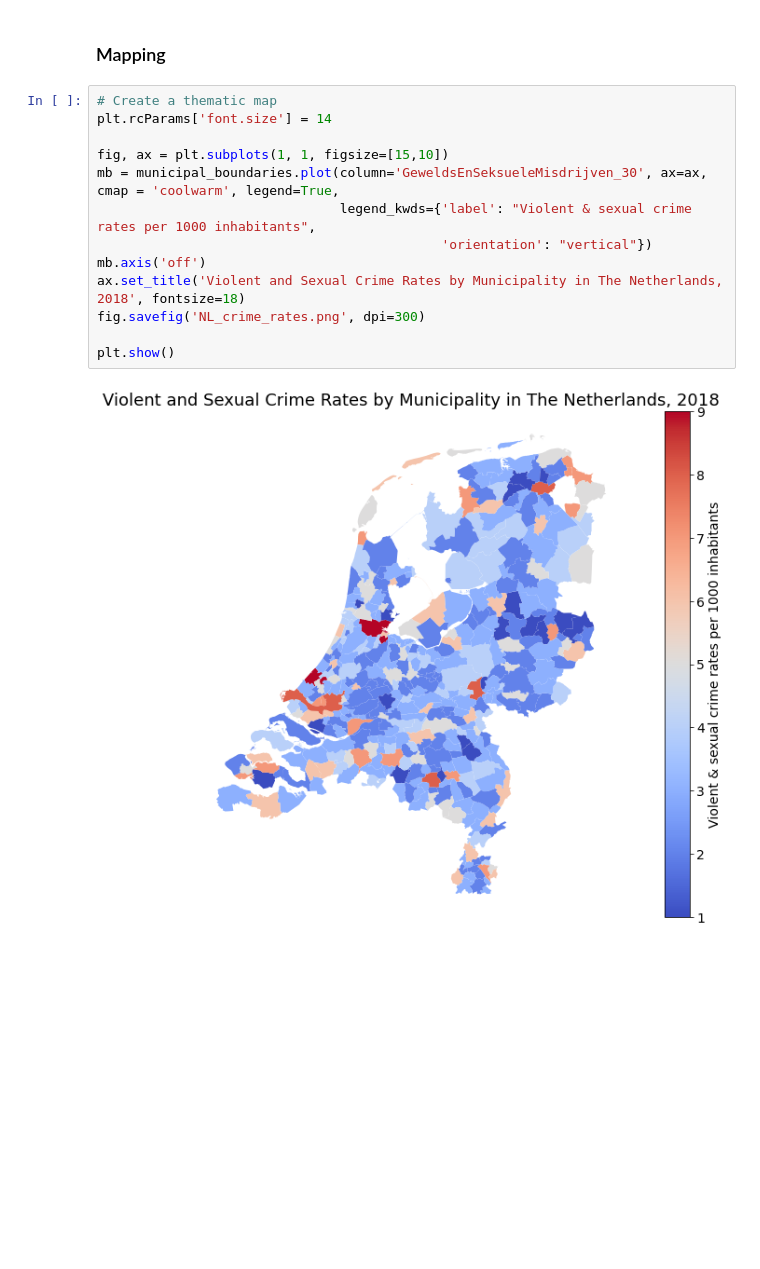
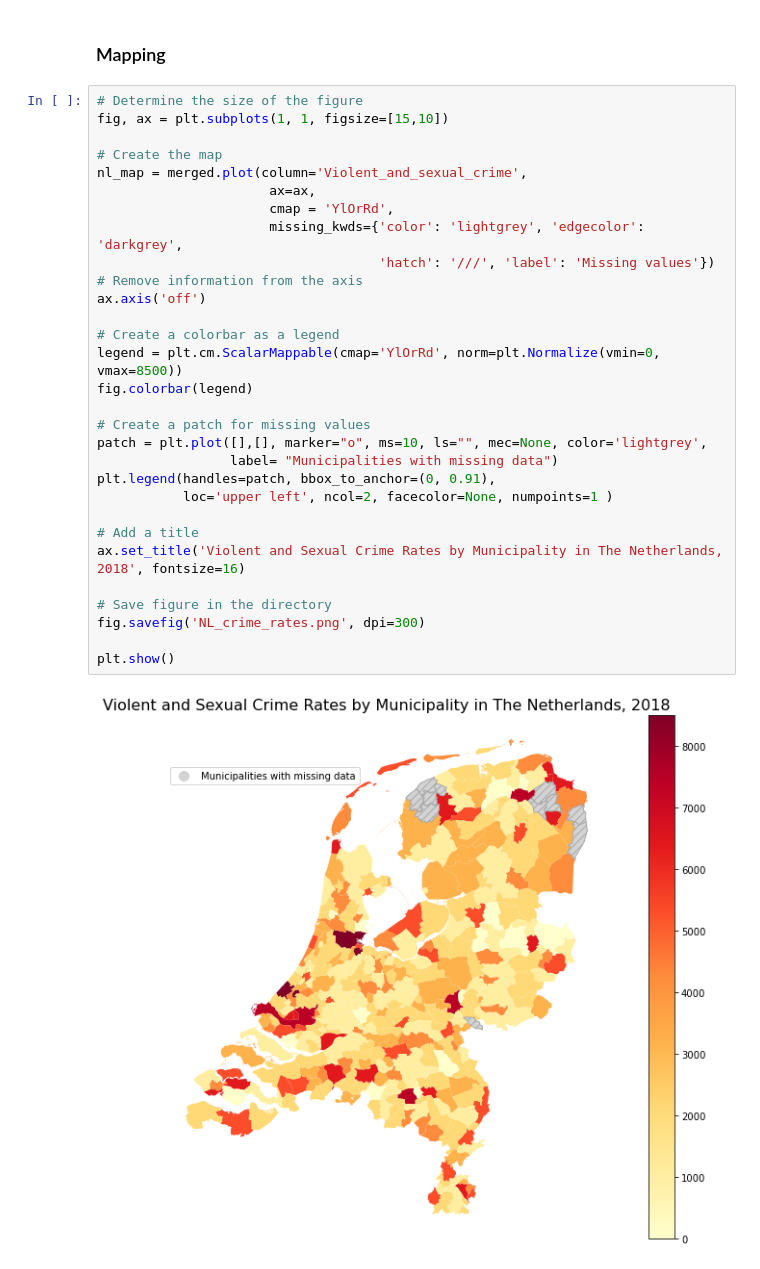
Before and after one commit to muratko357/Netherlands-Crime-Analysis, a Jupyter notebook: NL_Crime_rates_by_municipality.ipynb, the cells around one changed output. Drawn from its saved outputs; the diff is of its cells as text; blank space fills up the shorter version.

```diff
--- a/NL_Crime_rates_by_municipality.ipynb
+++ b/NL_Crime_rates_by_municipality.ipynb
@@ -79,17 +79,34 @@ plt.show()
 # %% [markdown]
 ### Mapping
-# %%
-# Create a thematic map
-plt.rcParams['font.size'] = 14
-
-fig, ax = plt.subplots(1, 1, figsize=[15,10])
-mb = municipal_boundaries.plot(column='GeweldsEnSeksueleMisdrijven_30', ax=ax, cmap = 'coolwarm', legend=True,
-                               legend_kwds={'label': "Violent & sexual crime rates per 1000 inhabitants",
-                                            'orientation': "vertical"})
-mb.axis('off')
-ax.set_title('Violent and Sexual Crime Rates by Municipality in The Netherlands, 2018', fontsize=18)
-fig.savefig('NL_crime_rates.png', dpi=300)
-
-plt.show()
-# %% [output]
-[figure, removed]
+# %%
+# Determine the size of the figure
+fig, ax = plt.subplots(1, 1, figsize=[15,10])
+
+# Create the map
+nl_map = merged.plot(column='Violent_and_sexual_crime',
+                      ax=ax,
+                      cmap = 'YlOrRd',
+                      missing_kwds={'color': 'lightgrey', 'edgecolor': 'darkgrey',
+                                    'hatch': '///', 'label': 'Missing values'})
+# Remove information from the axis
+ax.axis('off')
+
+# Create a colorbar as a legend
+legend = plt.cm.ScalarMappable(cmap='YlOrRd', norm=plt.Normalize(vmin=0, vmax=8500))
+fig.colorbar(legend)
+
+# Create a patch for missing values
+patch = plt.plot([],[], marker="o", ms=10, ls="", mec=None, color='lightgrey',
+                 label= "Municipalities with missing data")
+plt.legend(handles=patch, bbox_to_anchor=(0, 0.91),
+           loc='upper left', ncol=2, facecolor=None, numpoints=1 )
+
+# Add a title
+ax.set_title('Violent and Sexual Crime Rates by Municipality in The Netherlands, 2018', fontsize=16)
+
+# Save figure in the directory
+fig.savefig('NL_crime_rates.png', dpi=300)
+
+plt.show()
+# %% [output]
+[figure, added]
```
Also changed, not shown: parts of 17 cells of this notebook.
